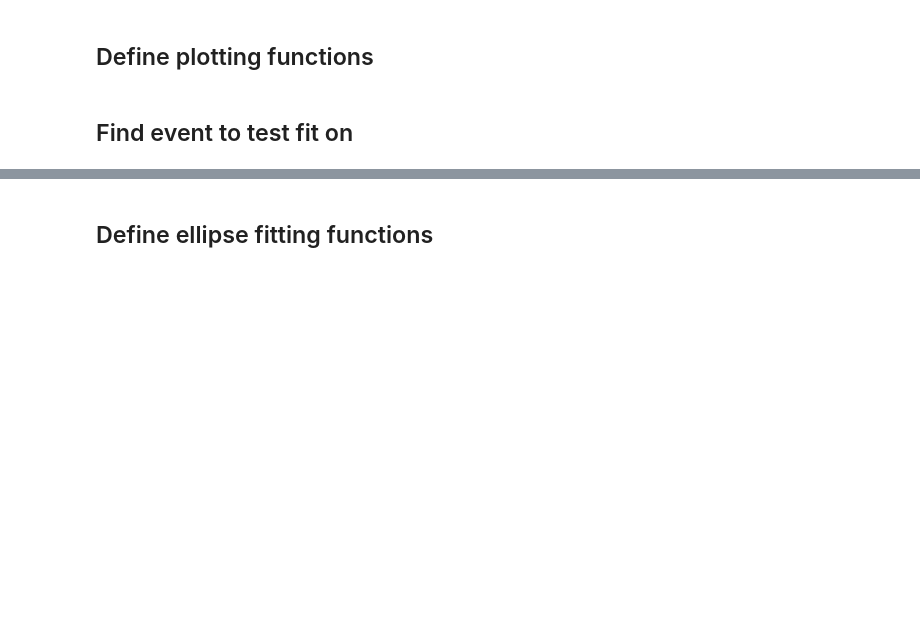
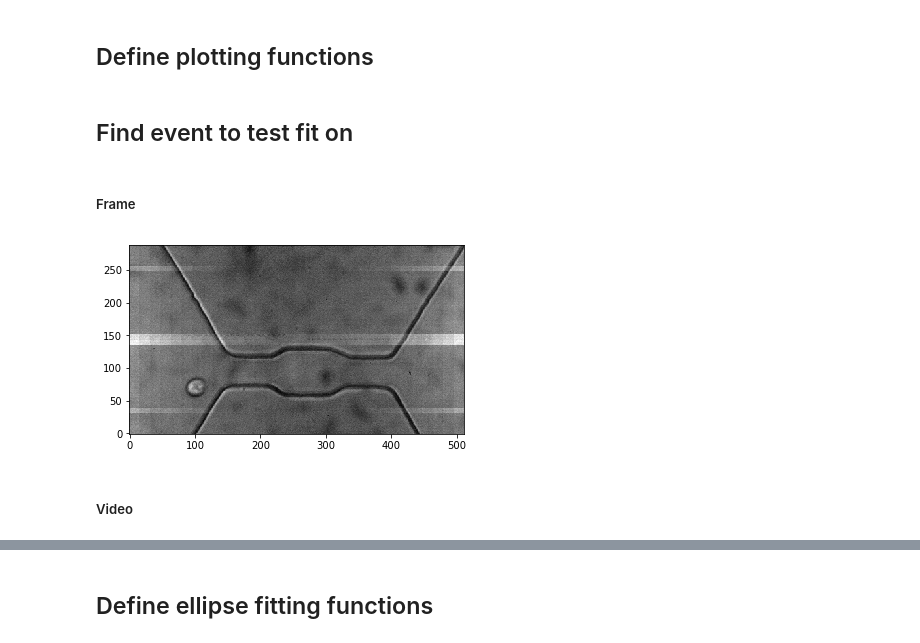
Before and after one commit to codycombs/cell_deformation, a Jupyter notebook: test_ellipse_fit.ipynb, the cells around one changed output, grey strips where cells are left out. Saved outputs shown, nothing was run; the diff lists cells and outputs as text; code cells hidden in the pictures; blank space fills up the shorter version.

```diff
--- a/test_ellipse_fit.ipynb
+++ b/test_ellipse_fit.ipynb
@@ -115,4 +115,18 @@ def plot_all(processed_frame, frame):
     plt.show()
 # %% [markdown]
 ## Find event to test fit on
+# %% [markdown]
+##### Frame
+# %%
+oi_index = 29
+oi_event = oi_events[oi_index]
+ts = oi_event.get_tf()
+t = int((ts[-1] + ts[0])/2.)
+frame = oi_vid.get_frame(t)
+plt.imshow(frame, cmap = 'gray', origin = 'lower')
+plt.show()
+# %% [output]
+[figure, added]
+# %% [markdown]
+##### Video
 # %%
```
Also changed, not shown: parts of 9 cells of this notebook, 1 other file.
